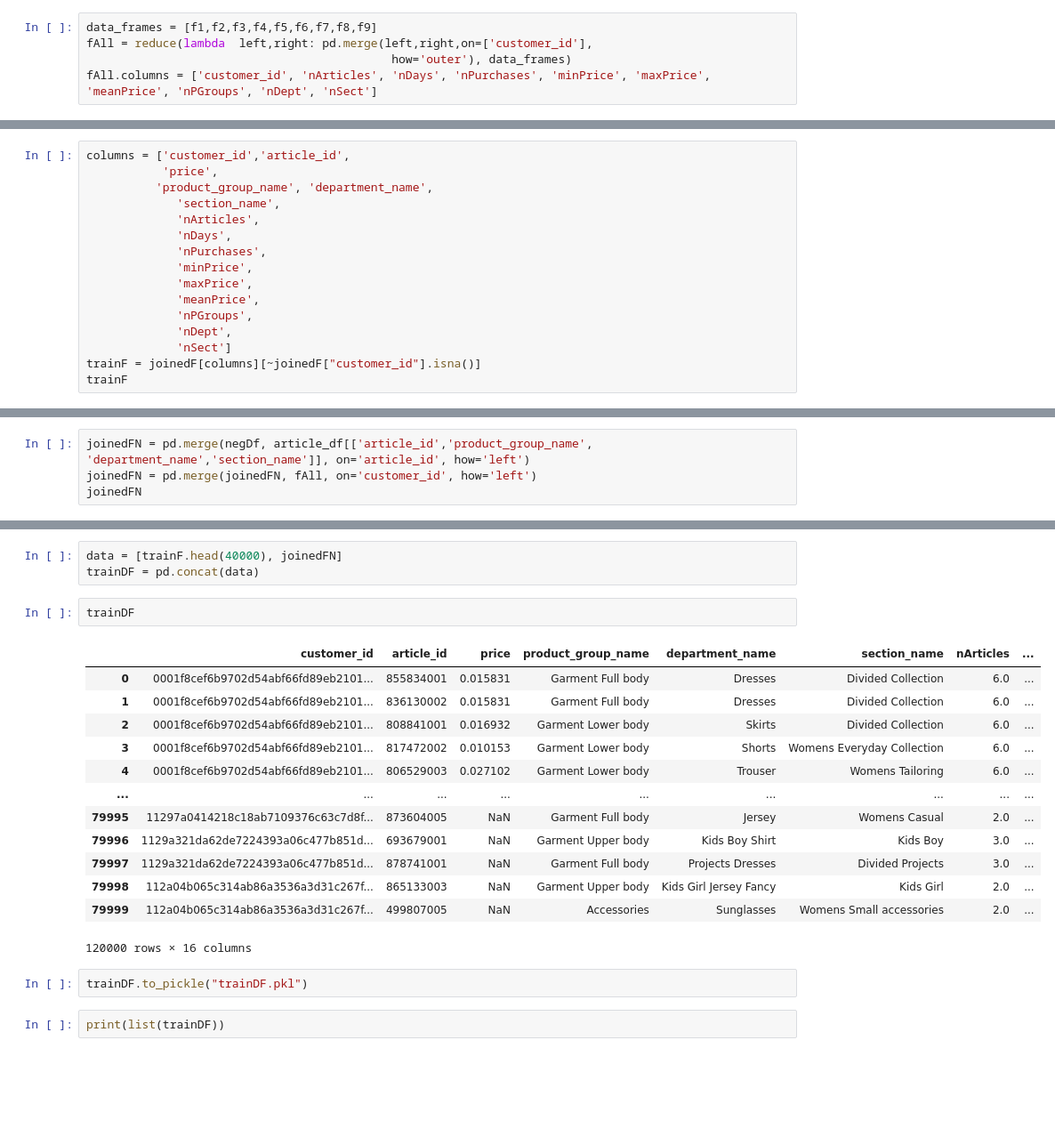
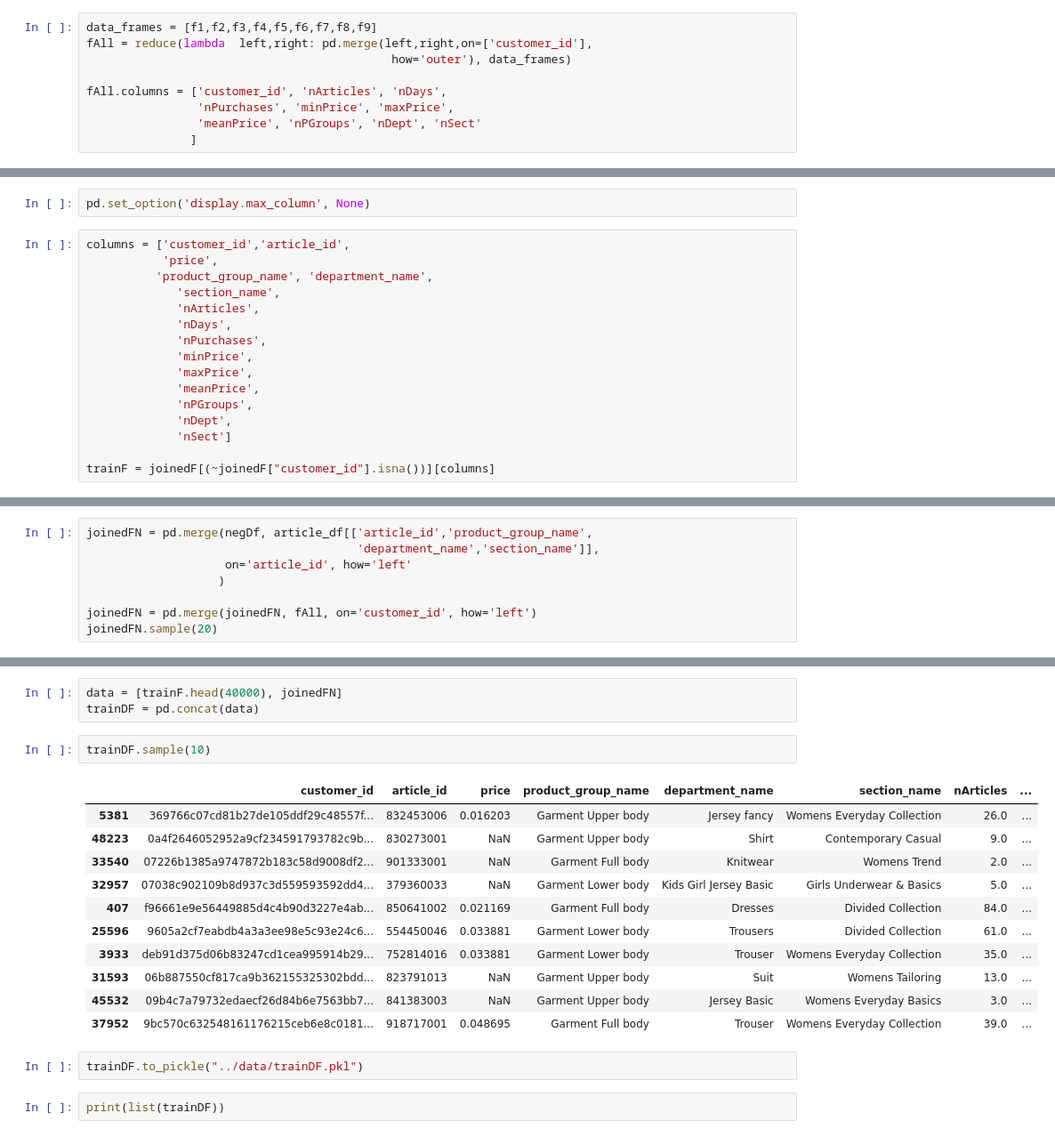
Before and after one commit to mibarguen/recommendations-at-scale, a Jupyter notebook: notebooks/week2_multiTask_Bandit_final.ipynb, the cells around one changed output, grey strips where cells are left out. Shown at 89% size. Drawn from its saved outputs; the diff is of its cells as text; blank space fills up the shorter version.

```diff
--- a/notebooks/week2_multiTask_Bandit_final.ipynb
+++ b/notebooks/week2_multiTask_Bandit_final.ipynb
@@ -115,13 +111,19 @@ f9 = joined.groupby("customer_id", as_index=False).section_name.nunique() #num u
 data_frames = [f1,f2,f3,f4,f5,f6,f7,f8,f9]
 fAll = reduce(lambda  left,right: pd.merge(left,right,on=['customer_id'],
                                             how='outer'), data_frames)
-fAll.columns = ['customer_id', 'nArticles', 'nDays', 'nPurchases', 'minPrice', 'maxPrice', 'meanPrice', 'nPGroups', 'nDept', 'nSect']
+
+fAll.columns = ['customer_id', 'nArticles', 'nDays',
+                'nPurchases', 'minPrice', 'maxPrice',
+                'meanPrice', 'nPGroups', 'nDept', 'nSect'
+               ]
 # %%
 joinedF = pd.merge(joined, fAll, on='customer_id', how='outer')
 # %%
 print(list(joinedF))
 # %% [output]
 ['t_dat', 'customer_id', 'article_id', 'price', 'sales_channel_id', 'train', 'product_code', 'prod_name', 'product_type_no', 'product_type_name', 'product_group_name', 'graphical_appearance_no', 'grap ...
+# %%
+pd.set_option('display.max_column', None)
 # %%
 columns = ['customer_id','article_id',
            'price',
@@ -136,5 +138,5 @@ columns = ['customer_id','article_id',
              'nPGroups',
              'nDept',
              'nSect']
-trainF = joinedF[columns][~joinedF["customer_id"].isna()]
-trainF
+
+trainF = joinedF[(~joinedF["customer_id"].isna())][columns]
@@ -224,8 +205,12 @@ negDf
 # %% [markdown]
 ### We next generate features for negatives
 # %%
-joinedFN = pd.merge(negDf, article_df[['article_id','product_group_name', 'department_name','section_name']], on='article_id', how='left')
+joinedFN = pd.merge(negDf, article_df[['article_id','product_group_name',
+                                       'department_name','section_name']],
+                    on='article_id', how='left'
+                   )
+
 joinedFN = pd.merge(joinedFN, fAll, on='customer_id', how='left')
-joinedFN
+joinedFN.sample(20)
 # %% [output]
 |  | customer_id | article_id | product_group_name | department_name | section_name | nArticles | nDays | ... |
@@ -248,23 +237,21 @@ joinedFN['label1']=0
 data = [trainF.head(40000), joinedFN]
 trainDF = pd.concat(data)
 # %%
-trainDF
+trainDF.sample(10)
 # %% [output]
 |  | customer_id | article_id | price | product_group_name | department_name | section_name | nArticles | ... |
-| 0 | 0001f8cef6b9702d54abf66fd89eb2101... | 855834001 | 0.015831 | Garment Full body | Dresses | Divided Collection | 6.0 | ... |
-| 1 | 0001f8cef6b9702d54abf66fd89eb2101... | 836130002 | 0.015831 | Garment Full body | Dresses | Divided Collection | 6.0 | ... |
-| 2 | 0001f8cef6b9702d54abf66fd89eb2101... | 808841001 | 0.016932 | Garment Lower body | Skirts | Divided Collection | 6.0 | ... |
-| 3 | 0001f8cef6b9702d54abf66fd89eb2101... | 817472002 | 0.010153 | Garment Lower body | Shorts | Womens Everyday Collection | 6.0 | ... |
-| 4 | 0001f8cef6b9702d54abf66fd89eb2101... | 806529003 | 0.027102 | Garment Lower body | Trouser | Womens Tailoring | 6.0 | ... |
-| ... | ... | ... | ... | ... | ... | ... | ... | ... |
-| 79995 | 11297a0414218c18ab7109376c63c7d8f... | 873604005 | NaN | Garment Full body | Jersey | Womens Casual | 2.0 | ... |
-| 79996 | 1129a321da62de7224393a06c477b851d... | 693679001 | NaN | Garment Upper body | Kids Boy Shirt | Kids Boy | 3.0 | ... |
-| 79997 | 1129a321da62de7224393a06c477b851d... | 878741001 | NaN | Garment Full body | Projects Dresses | Divided Projects | 3.0 | ... |
-| 79998 | 112a04b065c314ab86a3536a3d31c267f... | 865133003 | NaN | Garment Upper body | Kids Girl Jersey Fancy | Kids Girl | 2.0 | ... |
-| 79999 | 112a04b065c314ab86a3536a3d31c267f... | 499807005 | NaN | Accessories | Sunglasses | Womens Small accessories | 2.0 | ... |
+| 5381 | 369766c07cd81b27de105ddf29c48557f... | 832453006 | 0.016203 | Garment Upper body | Jersey fancy | Womens Everyday Collection | 26.0 | ... |
+| 48223 | 0a4f2646052952a9cf234591793782c9b... | 830273001 | NaN | Garment Upper body | Shirt | Contemporary Casual | 9.0 | ... |
+| 33540 | 07226b1385a9747872b183c58d9008df2... | 901333001 | NaN | Garment Full body | Knitwear | Womens Trend | 2.0 | ... |
+| 32957 | 07038c902109b8d937c3d559593592dd4... | 379360033 | NaN | Garment Lower body | Kids Girl Jersey Basic | Girls Underwear & Basics | 5.0 | ... |
+| 407 | f96661e9e56449885d4c4b90d3227e4ab... | 850641002 | 0.021169 | Garment Full body | Dresses | Divided Collection | 84.0 | ... |
+| 25596 | 9605a2cf7eabdb4a3a3ee98e5c93e24c6... | 554450046 | 0.033881 | Garment Lower body | Trousers | Divided Collection | 61.0 | ... |
+| 3933 | deb91d375d06b83247cd1cea995914b29... | 752814016 | 0.033881 | Garment Lower body | Trouser | Womens Everyday Collection | 35.0 | ... |
+| 31593 | 06b887550cf817ca9b362155325302bdd... | 823791013 | NaN | Garment Upper body | Suit | Womens Tailoring | 13.0 | ... |
+| 45532 | 09b4c7a79732edaecf26d84b6e7563bb7... | 841383003 | NaN | Garment Upper body | Jersey Basic | Womens Everyday Basics | 3.0 | ... |
+| 37952 | 9bc570c632548161176215ceb6e8c0181... | 918717001 | 0.048695 | Garment Full body | Trouser | Womens Everyday Collection | 39.0 | ... |
-120000 rows × 16 columns
 # %%
-trainDF.to_pickle("trainDF.pkl")
+trainDF.to_pickle("../data/trainDF.pkl")
 # %%
 print(list(trainDF))
 # %% [output]
```
Also changed, not shown: parts of 41 cells of this notebook, 1 other file.
